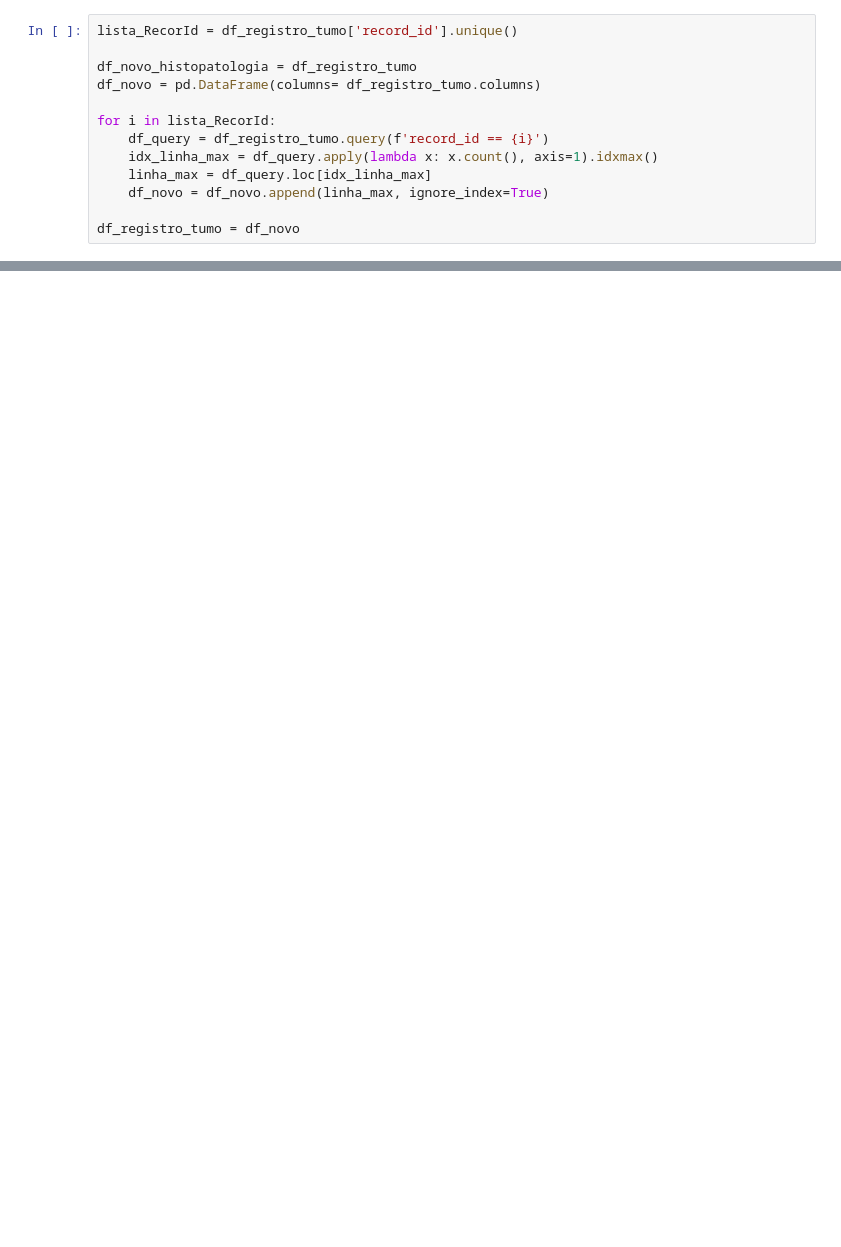
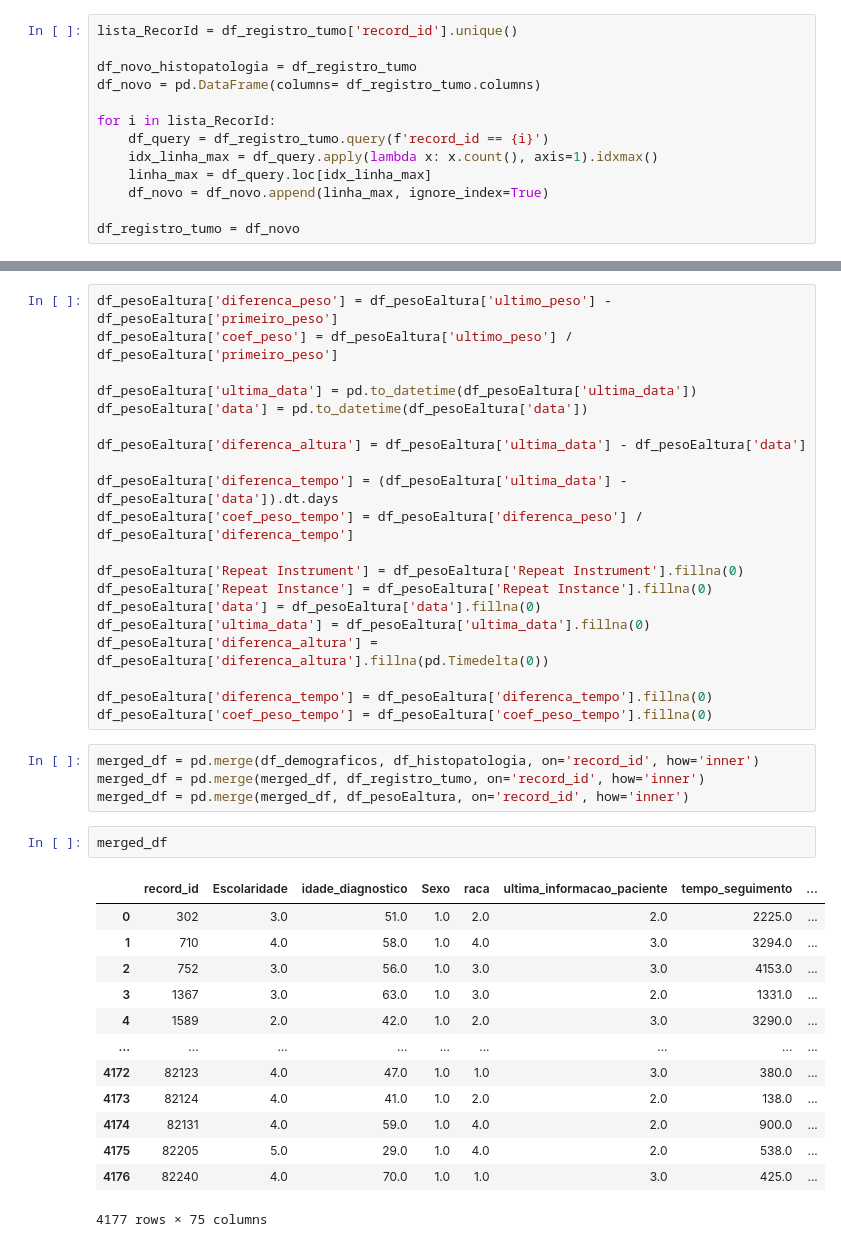
Before and after one commit to 2023M3T5-Inteli/grupo1, a Jupyter notebook: notebooks/Genesis.ipynb, the cells around one changed output, grey strips where cells are left out. Saved outputs shown, nothing was run; the diff lists cells and outputs as text; blank space fills up the shorter version.

```diff
--- a/notebooks/Genesis.ipynb
+++ b/notebooks/Genesis.ipynb
@@ -387,0 +538,40 @@ df_registro_tumo
+# %%
+df_pesoEaltura['diferenca_peso'] = df_pesoEaltura['ultimo_peso'] - df_pesoEaltura['primeiro_peso']
+df_pesoEaltura['coef_peso'] = df_pesoEaltura['ultimo_peso'] / df_pesoEaltura['primeiro_peso']
+
+df_pesoEaltura['ultima_data'] = pd.to_datetime(df_pesoEaltura['ultima_data'])
+df_pesoEaltura['data'] = pd.to_datetime(df_pesoEaltura['data'])
+
+df_pesoEaltura['diferenca_altura'] = df_pesoEaltura['ultima_data'] - df_pesoEaltura['data']
+
+df_pesoEaltura['diferenca_tempo'] = (df_pesoEaltura['ultima_data'] - df_pesoEaltura['data']).dt.days
+df_pesoEaltura['coef_peso_tempo'] = df_pesoEaltura['diferenca_peso'] / df_pesoEaltura['diferenca_tempo']
+
+df_pesoEaltura['Repeat Instrument'] = df_pesoEaltura['Repeat Instrument'].fillna(0)
+df_pesoEaltura['Repeat Instance'] = df_pesoEaltura['Repeat Instance'].fillna(0)
+df_pesoEaltura['data'] = df_pesoEaltura['data'].fillna(0)
+df_pesoEaltura['ultima_data'] = df_pesoEaltura['ultima_data'].fillna(0)
+df_pesoEaltura['diferenca_altura'] = df_pesoEaltura['diferenca_altura'].fillna(pd.Timedelta(0))
+
+df_pesoEaltura['diferenca_tempo'] = df_pesoEaltura['diferenca_tempo'].fillna(0)
+df_pesoEaltura['coef_peso_tempo'] = df_pesoEaltura['coef_peso_tempo'].fillna(0)
+# %%
+merged_df = pd.merge(df_demograficos, df_histopatologia, on='record_id', how='inner')
+merged_df = pd.merge(merged_df, df_registro_tumo, on='record_id', how='inner')
+merged_df = pd.merge(merged_df, df_pesoEaltura, on='record_id', how='inner')
+# %%
+merged_df
+# %% [output]
+|  | record_id | Escolaridade | idade_diagnostico | Sexo | raca | ultima_informacao_paciente | tempo_seguimento | ... |
+| 0 | 302 | 3.0 | 51.0 | 1.0 | 2.0 | 2.0 | 2225.0 | ... |
+| 1 | 710 | 4.0 | 58.0 | 1.0 | 4.0 | 3.0 | 3294.0 | ... |
+| 2 | 752 | 3.0 | 56.0 | 1.0 | 3.0 | 3.0 | 4153.0 | ... |
+| 3 | 1367 | 3.0 | 63.0 | 1.0 | 3.0 | 2.0 | 1331.0 | ... |
+| 4 | 1589 | 2.0 | 42.0 | 1.0 | 2.0 | 3.0 | 3290.0 | ... |
+| ... | ... | ... | ... | ... | ... | ... | ... | ... |
+| 4172 | 82123 | 4.0 | 47.0 | 1.0 | 1.0 | 3.0 | 380.0 | ... |
+| 4173 | 82124 | 4.0 | 41.0 | 1.0 | 2.0 | 2.0 | 138.0 | ... |
+| 4174 | 82131 | 4.0 | 59.0 | 1.0 | 4.0 | 2.0 | 900.0 | ... |
+| 4175 | 82205 | 5.0 | 29.0 | 1.0 | 4.0 | 2.0 | 538.0 | ... |
+| 4176 | 82240 | 4.0 | 70.0 | 1.0 | 1.0 | 3.0 | 425.0 | ... |
+4177 rows × 75 columns
```
Also changed, not shown: parts of 9 cells of this notebook.
